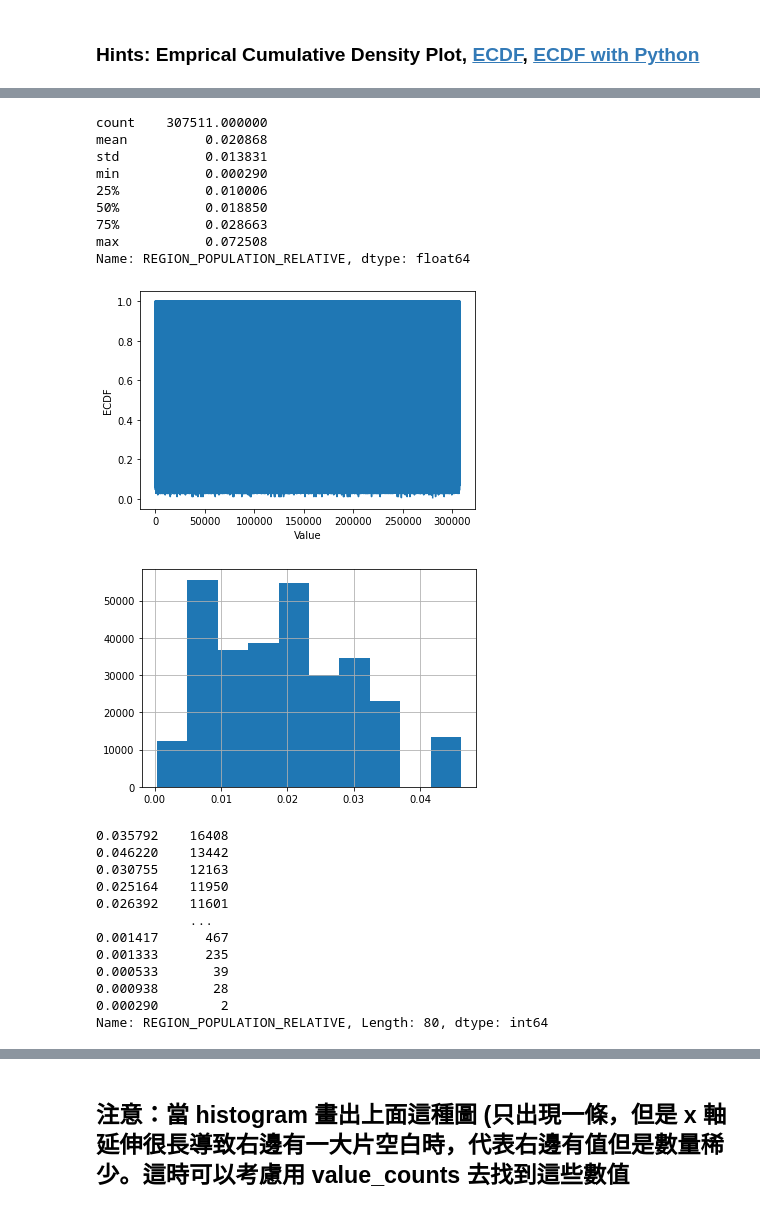
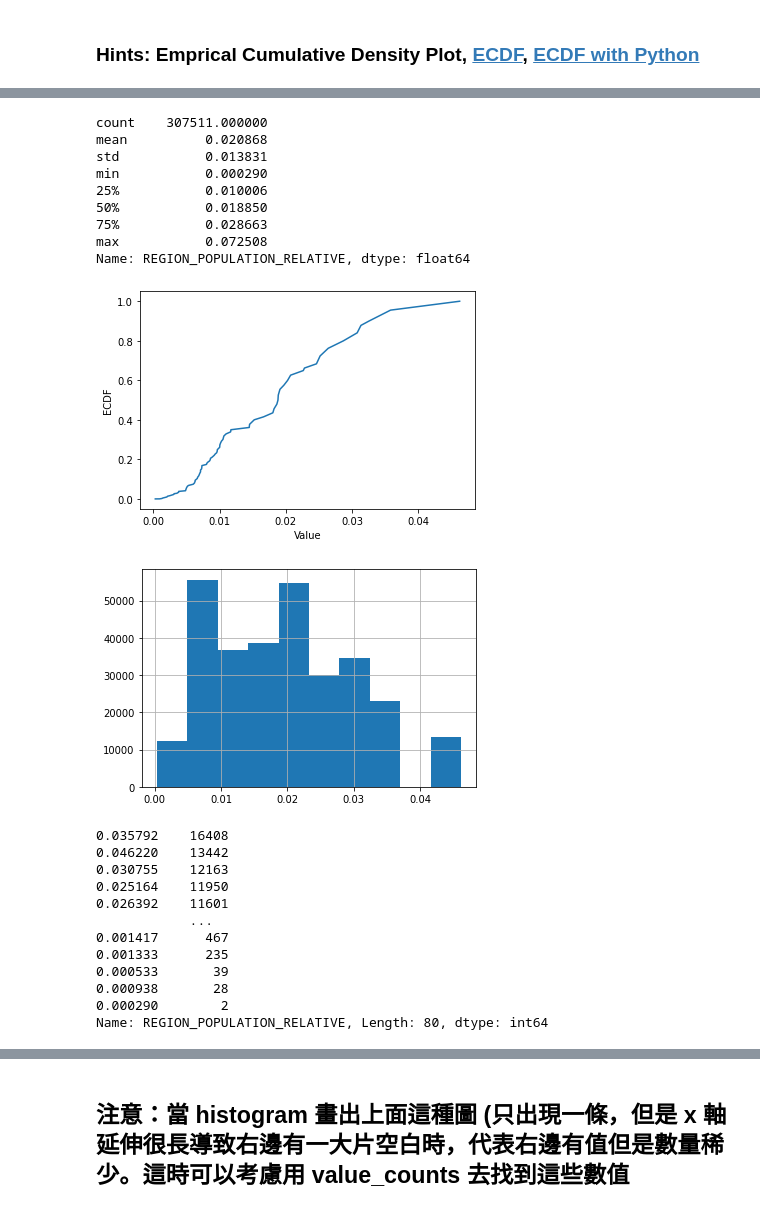
Before and after one commit to teaman424/research_ai, a Jupyter notebook: Day_009_HW.ipynb, the cells around one changed output, grey strips where cells are left out. Drawn from its saved outputs; the diff is of its cells as text; code cells hidden in the pictures.

```diff
--- a/Day_009_HW.ipynb
+++ b/Day_009_HW.ipynb
@@ -133,35 +134,35 @@ print(app_train['REGION_POPULATION_RELATIVE'].describe())
 """
 Your Code Here
 """
 app_train['REGION_POPULATION_RELATIVE'].replace({0.072508: np.nan}, inplace = True)
 
-cdf = app_train['REGION_POPULATION_RELATIVE']
+cdf = app_train['REGION_POPULATION_RELATIVE'].value_counts().sort_index().cumsum()
 
 
 plt.plot(list(cdf.index), cdf/cdf.max())
 plt.xlabel('Value')
 plt.ylabel('ECDF')
 plt.ylim([-0.05,1.05]) # 限制顯示圖片的範圍
 plt.show()
 
 app_train['REGION_POPULATION_RELATIVE'].hist()
 plt.show()
 
 app_train['REGION_POPULATION_RELATIVE'].value_counts()
 
 # 就以這個欄位來說，雖然有資料掉在分布以外，也不算異常，僅代表這間公司在稍微熱鬧的地區有的據點較少，
 # 導致 region population relative 在少的部分較為密集，但在大的部分較為疏漏
 # %% [output]
 count    307511.000000
 mean          0.020868
 std           0.013831
 min           0.000290
 25%           0.010006
 50%           0.018850
 75%           0.028663
 max           0.072508
 Name: REGION_POPULATION_RELATIVE, dtype: float64
-[figure, old version]
+[figure, new version]
 [figure]
 0.035792    16408
 0.046220    13442
```
Also changed, not shown: parts of 4 cells of this notebook.
